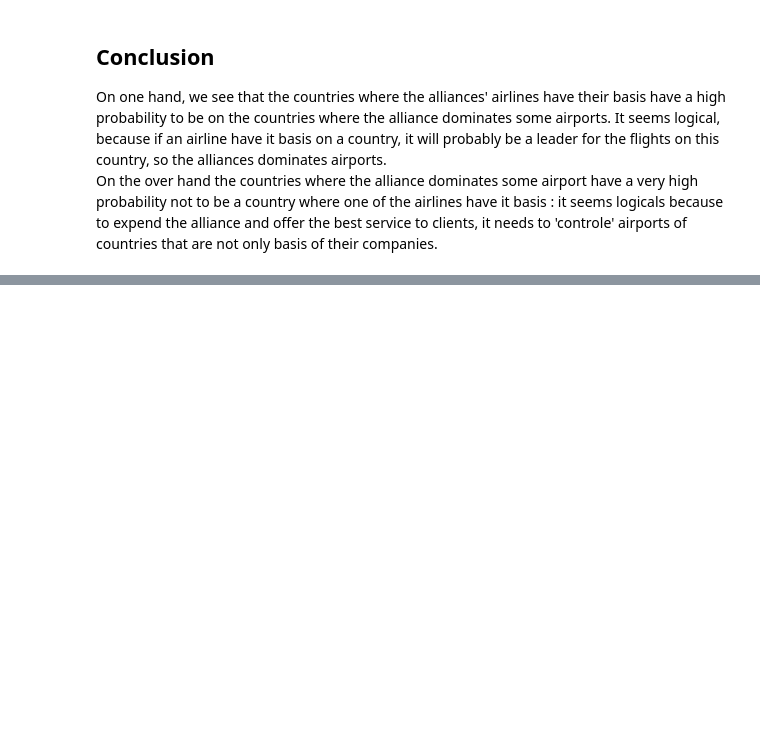
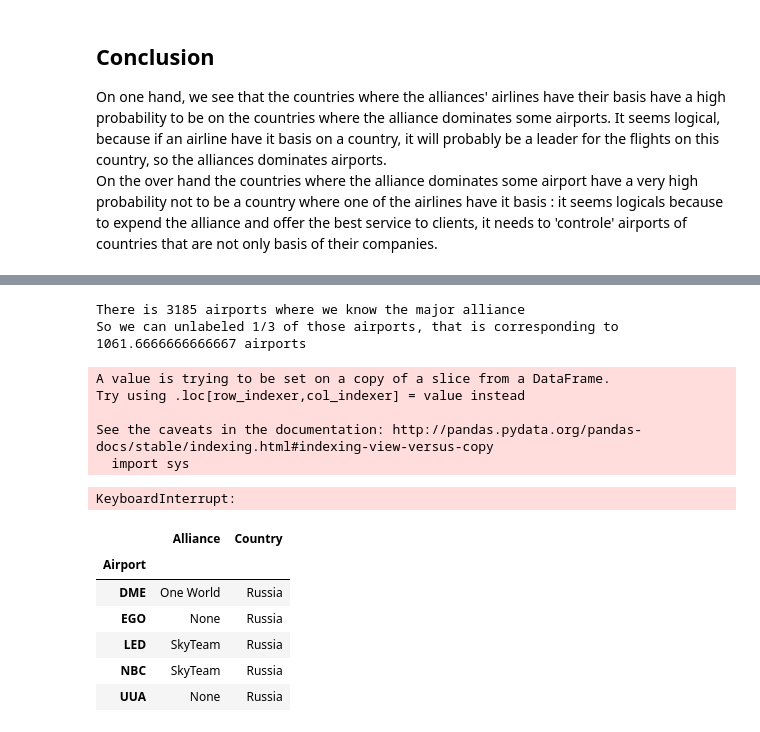
Before and after one commit to nicolasFontbonne/Project_ntds, a Jupyter notebook: main_maelle.ipynb, the cells around one changed output, grey strips where cells are left out. Cells and saved outputs as stored; diff of their text form; code cells hidden in the pictures; blank space fills up the shorter version.

Commit message:
label propagation

```diff
--- a/main_maelle.ipynb
+++ b/main_maelle.ipynb
@@ -328,0 +336,78 @@ On the over hand the countries where the alliance dominates some airport have a
+# %%
+print('There is',len(airport_attribution),'airports where we know the major alliance')
+print('So we can unlabeled 1/3 of those airports, that is corresponding to', len(airport_attribution)/3, 'airports')
+# %% [output]
+There is 3185 airports where we know the major alliance
+So we can unlabeled 1/3 of those airports, that is corresponding to 1061.6666666666667 airports
+# %%
+# select the airports to unlabel
+list_airport = list(airport_attribution.index)
+list_unknown_airport = random.sample(list_airport,1061)
+
+# unlabel those airports
+airport_to_label = airport_attribution[airport_attribution.index.isin(list_unknown_airport)]
+airport_to_label['Alliance'] = 'None'
+
+# create the reference for label propagation
+airport_labeled = airport_attribution[~airport_attribution.index.isin(list_unknown_airport)]
+# %% [output]
+A value is trying to be set on a copy of a slice from a DataFrame.
+Try using .loc[row_indexer,col_indexer] = value instead
+
+See the caveats in the documentation: http://pandas.pydata.org/pandas-docs/stable/indexing.html#indexing-view-versus-copy
+  import sys
+# %%
+# propagate the labels, based on adjacency
+def propagate_labels (airport_to_label, airport_labeled, adjacency, airportsID) :
+    c=0;
+    results = airport_to_label.copy()
+    list_airport_to_label = list(airport_to_label.index)
+    while list_airport_to_label != [] :
+        # we randomly chose a point
+        number_airport=len(list_airport_to_label)
+        if number_airport>1:
+            airport= list_airport_to_label[random.randint(0,number_airport-1)]
+        else:
+            airport= list_airport_to_label[0]
+
+        # we count for all it neighbors
+        idx = int(airportsID.loc[airport].airportsID)
+        SA = np.sum(adjacency[idx, :, 2]) + np.sum(adjacency[:, idx, 2])
+        OW = np.sum(adjacency[idx, :, 3]) + np.sum(adjacency[:, idx, 3])
+        ST = np.sum(adjacency[idx, :, 4]) + np.sum(adjacency[:, idx, 4])
+
+        # we attribute the label
+        if SA==OW and OW==ST :
+            results.loc[airport,'Alliance']="No Majority"
+            c=c+1
+#             if c>1000 : #stop algo
+#                 return results
+        elif SA==max(SA,OW,ST) :
+            c=0
+            results.loc[airport,'Alliance']="Star Alliance"
+            list_airport_to_label.remove(airport)
+        elif OW==max(SA,OW,ST) :
+            c=0
+            results.loc[airport,'Alliance']="One World"
+            list_airport_to_label.remove(airport)
+        elif ST==max(SA,OW,ST) :
+            c=0
+            results.loc[airport,'Alliance']="SkyTeam"
+            list_airport_to_label.remove(airport)
+
+    #return results
+    return results
+# %%
+res = propagate_labels(airport_to_label, airport_labeled, adjacency, airportsID)
+# %% [output]
+KeyboardInterrupt:
+# %%
+res.head()
+# %% [output]
+|  | Alliance | Country |
+| Airport |  |  |
+| DME | One World | Russia |
+| EGO | None | Russia |
+| LED | SkyTeam | Russia |
+| NBC | SkyTeam | Russia |
+| UUA | None | Russia |
```
Also changed, not shown: parts of 8 cells of this notebook.
